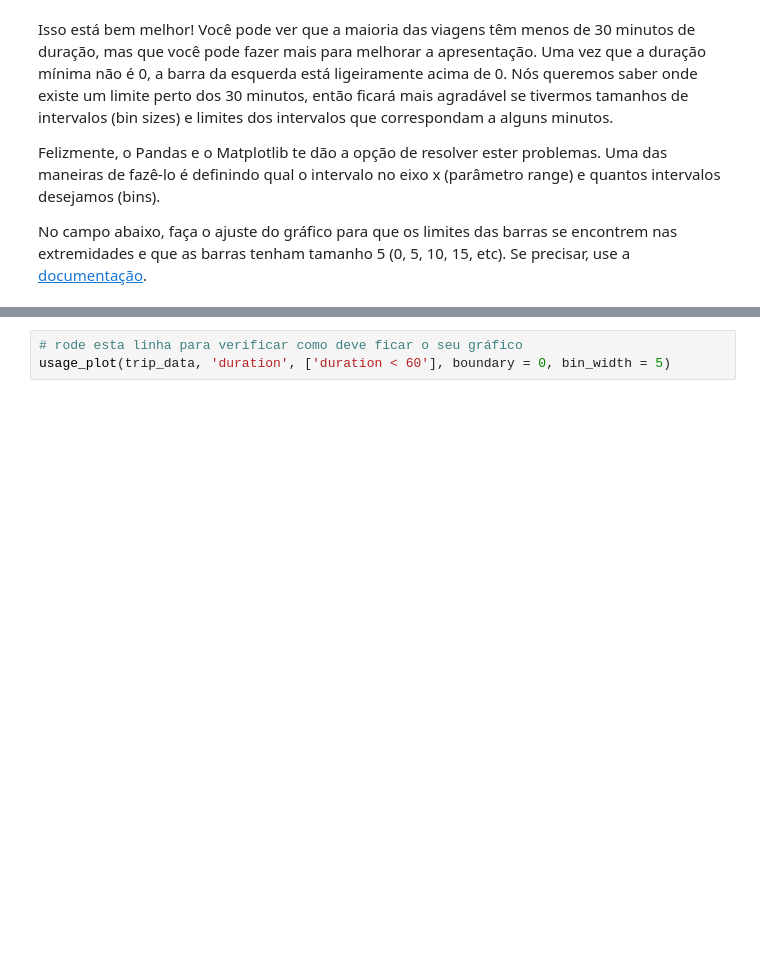
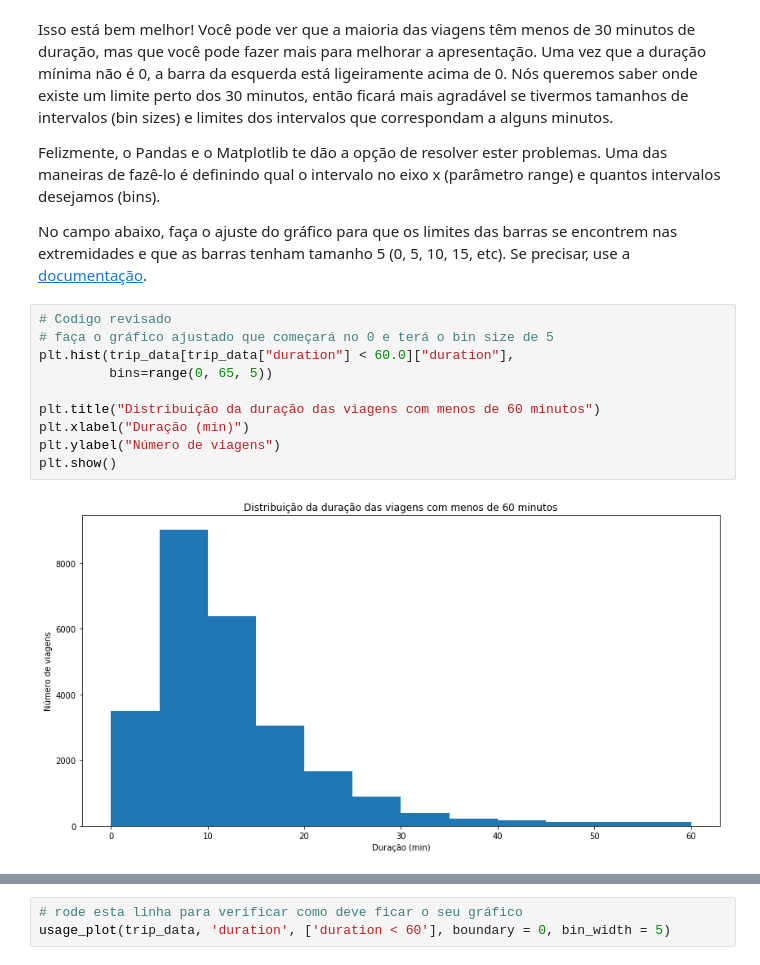
Before and after one commit to ThomazTommy/Fundamentos_Data_Science1, a Jupyter notebook: Analise_Bay_Area_Bike_Share-NDFDSI.ipynb, the cells around one changed output, grey strips where cells are left out. Drawn from its saved outputs; the diff is of its cells as text; blank space fills up the shorter version.

```diff
--- a/Analise_Bay_Area_Bike_Share-NDFDSI.ipynb
+++ b/Analise_Bay_Area_Bike_Share-NDFDSI.ipynb
@@ -378,4 +389,16 @@ Isso está bem melhor! Você pode ver que a maioria das viagens têm menos de 30
 Felizmente, o Pandas e o Matplotlib te dão a opção de resolver ester problemas. Uma das maneiras de fazê-lo é definindo qual o intervalo no eixo x (parâmetro range) e quantos intervalos desejamos (bins).
 
 No campo abaixo, faça o ajuste do gráfico para que os limites das barras se encontrem nas extremidades e que as barras tenham tamanho 5 (0, 5, 10, 15, etc). Se precisar, use a [documentação](http://matplotlib.org/api/_as_gen/matplotlib.axes.Axes.hist.html#matplotlib.axes.Axes.hist).
+# %%
+# Codigo revisado
+# faça o gráfico ajustado que começará no 0 e terá o bin size de 5
+plt.hist(trip_data[trip_data["duration"] < 60.0]["duration"],
+         bins=range(0, 65, 5))
+
+plt.title("Distribuição da duração das viagens com menos de 60 minutos")
+plt.xlabel("Duração (min)")
+plt.ylabel("Número de viagens")
+plt.show()
+# %% [output]
+[figure, added]
 # %%
```
Also changed, not shown: parts of 6 cells of this notebook.
